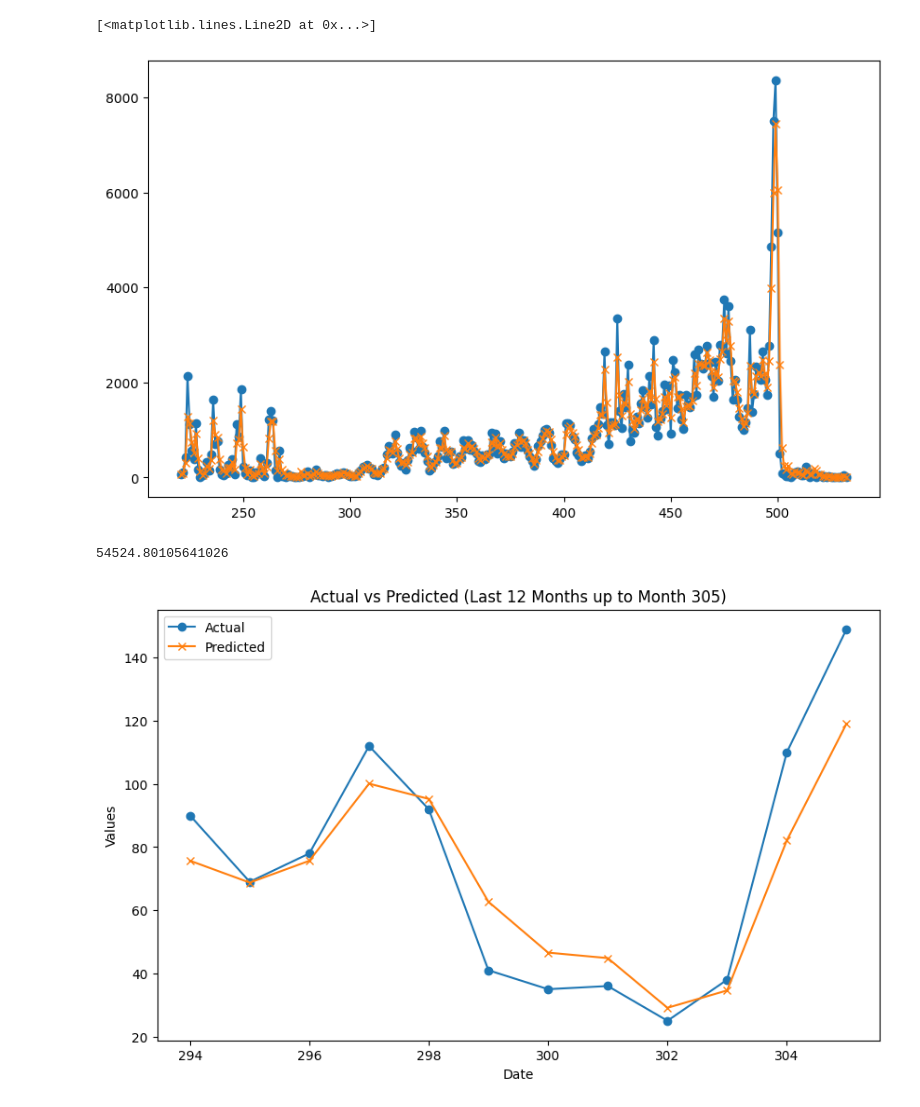
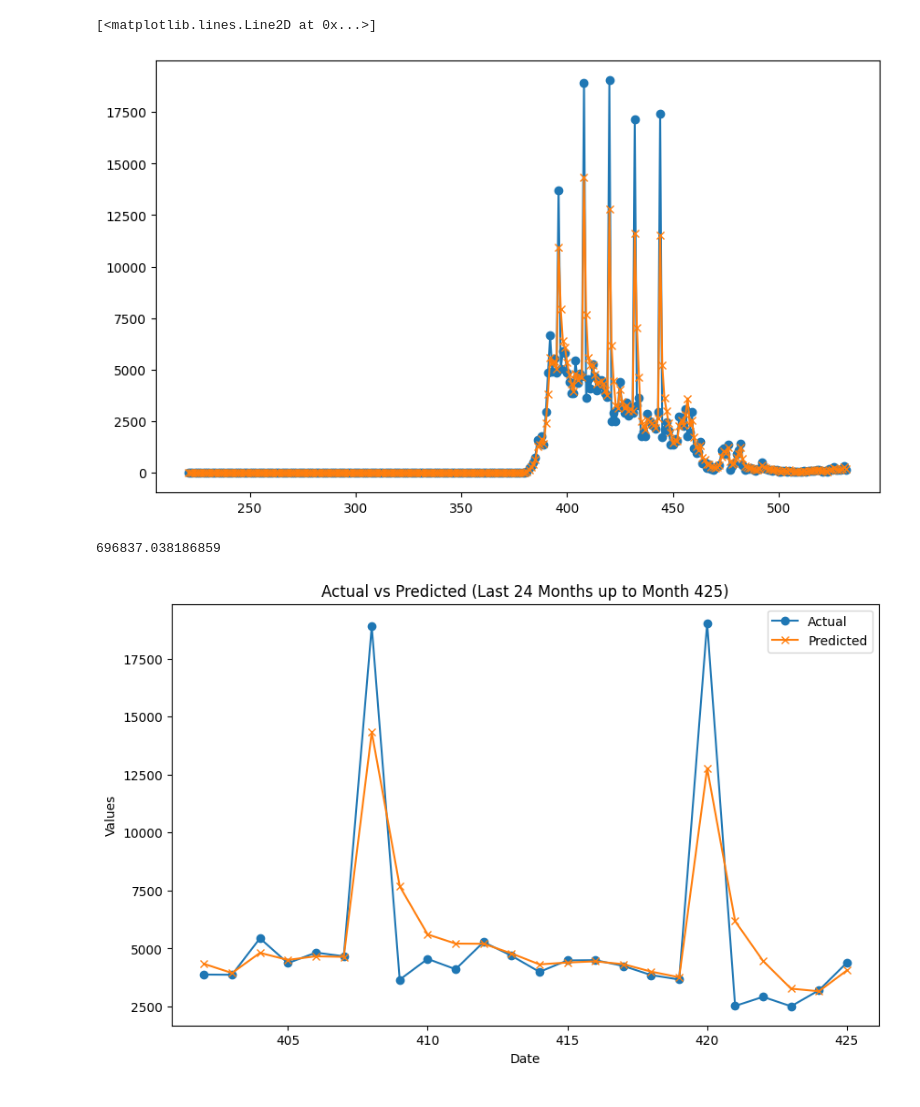
Before and after one commit to kaylanhua/conflicts, a Jupyter notebook: random_forest/views_rf.ipynb, the cells around one changed output. Drawn from its saved outputs; the diff is of its cells as text; code cells hidden in the pictures.

```diff
--- a/random_forest/views_rf.ipynb
+++ b/random_forest/views_rf.ipynb
@@ -12,7 +12,7 @@ sys.path.append("/Users/kaylahuang/Desktop/GitHub/conflicts/components/")
 from views_cleaner import VIEWSCleaner
 # %%
 filename = '../data/views23/features/cm/cm_features.parquet'
-gw_id = 700 # this is sri lanka
+gw_id = 652
 cleaner = VIEWSCleaner(filename, gw_id)
 X = cleaner.features # already aggregated by month
 cleaner.plot()
@@ -32,11 +32,12 @@ def predict_date(input_month):
     prediction = model.predict(row.drop(columns=["ged_sb"]))
     return prediction[0], row["ged_sb"].values[0], model.feature_importances_
 # %%
-month = 360
+month = 450
+WIDTH = 5
 
 importances_list = []
 
-for m in range(month, month+10):
+for m in range(month, month+WIDTH):
     p, true, feature_imp = predict_date(m)
     print("prediction: ", p)
     print("true: ", true)
@@ -142,43 +123,43 @@ plt.plot(dates_to_predict, ground_truth, label='Actual', marker='o')
 plt.plot(dates_to_predict, predictions, label='Predicted', marker='x')
 # %% [output]
 [<matplotlib.lines.Line2D at 0x...>]
-[figure, old version]
+[figure, new version]
 # %%
 mse = mean_squared_error(ground_truth, predictions)
 print(mse) # 7051.357089690721 for sri lanka
 # %% [output]
-54524.80105641026
+696837.038186859
 # %%
 # Define the window size
-window_size = 12
+window_size = 24
 
 # function to plot the last 'window_size' data points from a given month
 def plot_last_window_from_month(month, window_size):
     if month in dates_to_predict:
         month_index = list(dates_to_predict).index(month)
 
         # Ensure there are enough data points
         if month_index + 1 >= window_size:
             # Select the last 'window_size' data points up to the given month
             window_dates = dates_to_predict[month_index + 1 - window_size:month_index + 1]
             window_ground_truth = ground_truth[month_index + 1 - window_size:month_index + 1]
             window_predictions = predictions[month_index + 1 - window_size:month_index + 1]
 
             # Plot the smaller subset
             plt.figure(figsize=(10, 6))
             plt.plot(window_dates, window_ground_truth, label='Actual', marker='o')
             plt.plot(window_dates, window_predictions, label='Predicted', marker='x')
             plt.xlabel('Date')
             plt.ylabel('Values')
             plt.title(f'Actual vs Predicted (Last {window_size} Months up to Month {month})')
             plt.legend()
             plt.show()
         else:
             print(f"Not enough data points to create a window of {window_size} months up to month {month}.")
     else:
         print(f"Month {month} is not in the dates to predict.")
 
 # Example usage
-plot_last_window_from_month(305, window_size)
+plot_last_window_from_month(425, window_size)
 # %% [output]
-[figure, old version]
+[figure, new version]
```
Also changed, not shown: parts of 4 cells of this notebook.
